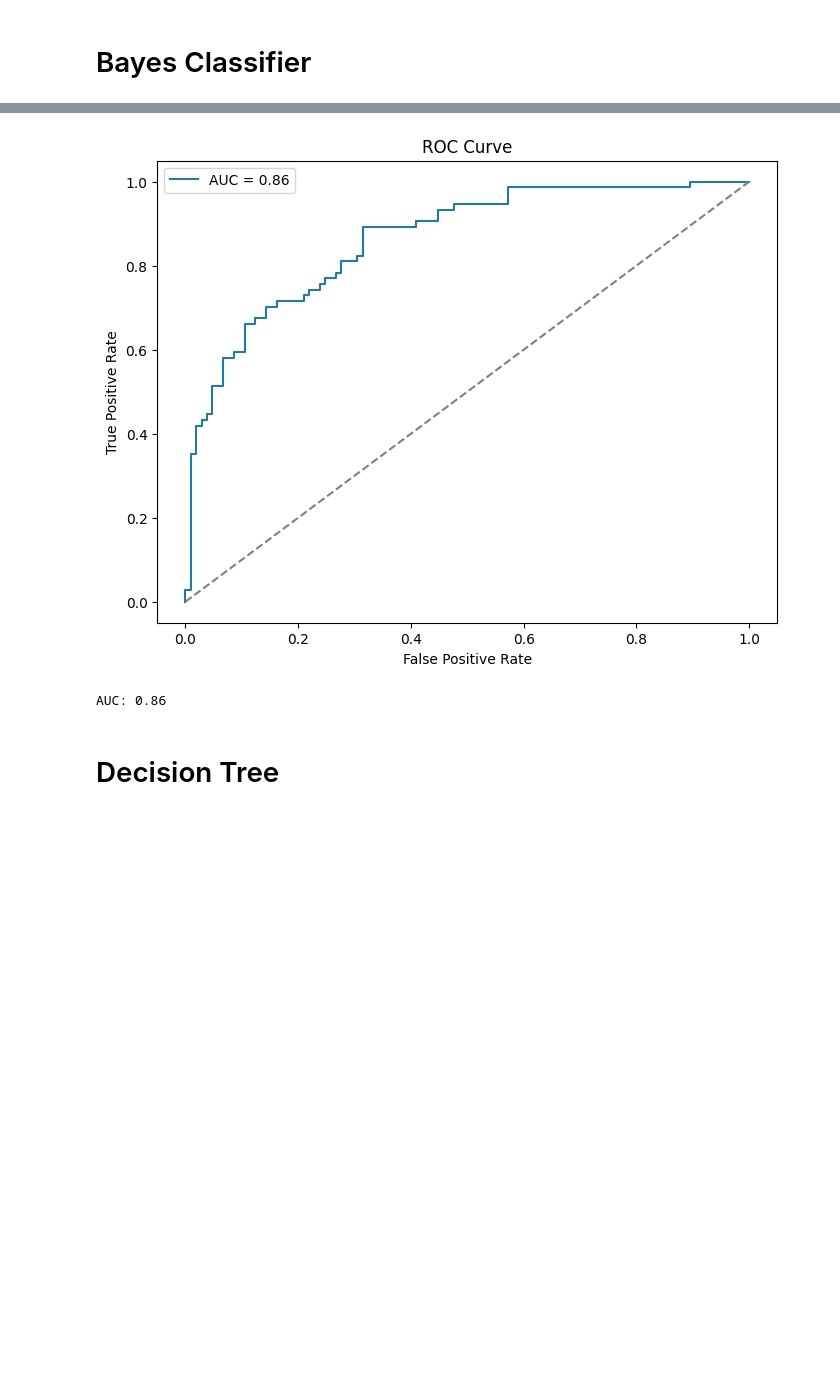
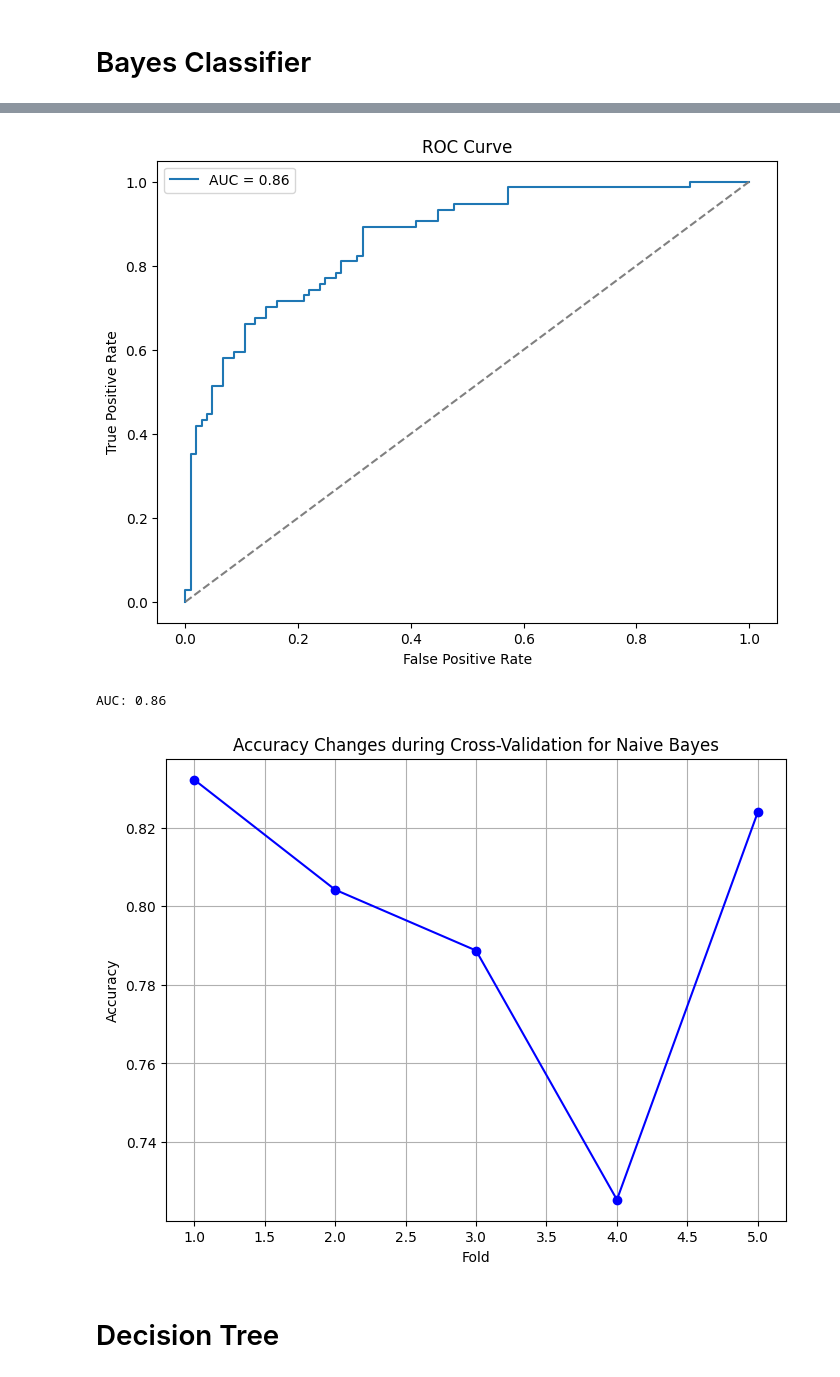
Before and after one commit to omagdy7/titanic-ml, a Jupyter notebook: src/titanic.ipynb, the cells around one changed output, grey strips where cells are left out. Saved outputs shown, nothing was run; the diff lists cells and outputs as text; code cells hidden in the pictures; blank space fills up the shorter version.

```diff
--- a/src/titanic.ipynb
+++ b/src/titanic.ipynb
@@ -275,33 +310,46 @@ nb_f1 = f1_score(y_val, nb_predictions)
 # Display evaluation metrics for nb
 print("\nEvaluation Metrics for nb:")
 print(f"Accuracy: {nb_accuracy:.2f}")
 print(f"Precision: {nb_precision:.2f}")
 print(f"Recall: {nb_recall:.2f}")
 print(f"F1-score: {nb_f1:.2f}")
 
 y_pred_proba = nb_classifier.predict_proba(X_val)[:, 1]  # Extract probabilities for the positive class
 fpr, tpr, thresholds = roc_curve(y_val, y_pred_proba)
 auc = roc_auc_score(y_val, y_pred_proba)
 
 # Plot ROC curve
 plt.figure(figsize=(8, 6))
 plt.plot(fpr, tpr, label=f'AUC = {auc:.2f}')
 plt.plot([0, 1], [0, 1], linestyle='--', color='gray')
 plt.xlabel('False Positive Rate')
 plt.ylabel('True Positive Rate')
 plt.title('ROC Curve')
 plt.legend()
 plt.show()
 
 print(f"AUC: {auc:.2f}")
+
+# Perform cross-validation to visualize accuracy changes
+accuracies = cross_val_score(nb_classifier, X_train, y_train, cv=5, scoring='accuracy')
+
+# Plotting accuracy changes
+plt.figure(figsize=(8, 6))
+plt.plot(range(1, len(accuracies) + 1), accuracies, marker='o', linestyle='-', color='b')
+plt.xlabel('Fold')
+plt.ylabel('Accuracy')
+plt.title('Accuracy Changes during Cross-Validation for Naive Bayes')
+plt.grid(True)
+plt.show()
 # %% [output]
 Evaluation Metrics for nb:
 Accuracy: 0.79
 Precision: 0.76
 Recall: 0.72
 F1-score: 0.74
 [figure]
 AUC: 0.86
+[figure, added]
 # %% [markdown]
 # Decision Tree
 # %%
```
Also changed, not shown: parts of 7 cells of this notebook, 1 other file.
